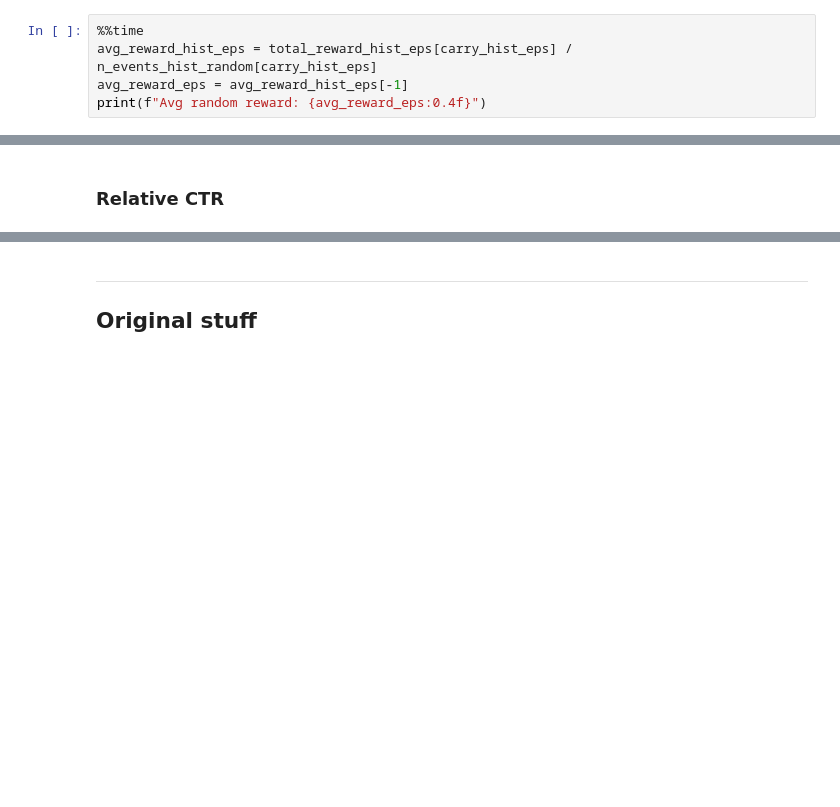
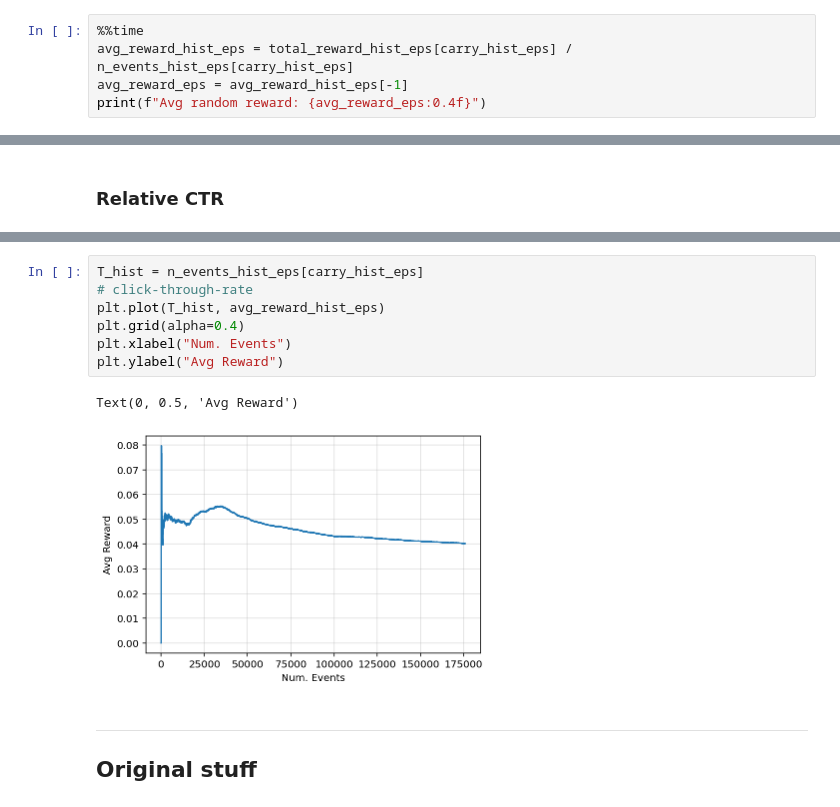
Before and after one commit to gerdm/Personalized-News-Recommendation, a Jupyter notebook: experiments/dataset_size.ipynb, the cells around one changed output, grey strips where cells are left out. Drawn from its saved outputs; the diff is of its cells as text; blank space fills up the shorter version.

```diff
--- a/experiments/dataset_size.ipynb
+++ b/experiments/dataset_size.ipynb
@@ -383,7 +402,7 @@ eps_bel, hist = eps_env.run(key, init_bel, user_features_train,
 total_reward_hist_eps, n_events_hist_eps, carry_hist_eps = hist
 # %%
 %%time
-avg_reward_hist_eps = total_reward_hist_eps[carry_hist_eps] / n_events_hist_random[carry_hist_eps]
+avg_reward_hist_eps = total_reward_hist_eps[carry_hist_eps] / n_events_hist_eps[carry_hist_eps]
 avg_reward_eps = avg_reward_hist_eps[-1]
 print(f"Avg random reward: {avg_reward_eps:0.4f}")
 # %% [output]
@@ -402,3 +421,13 @@ relative CTR: 3.439
+# %%
+T_hist = n_events_hist_eps[carry_hist_eps]
+# click-through-rate
+plt.plot(T_hist, avg_reward_hist_eps)
+plt.grid(alpha=0.4)
+plt.xlabel("Num. Events")
+plt.ylabel("Avg Reward")
+# %% [output]
+Text(0, 0.5, 'Avg Reward')
+[figure, added]
 # %% [markdown]
 ----
 
```
Also changed, not shown: parts of 21 cells of this notebook.
